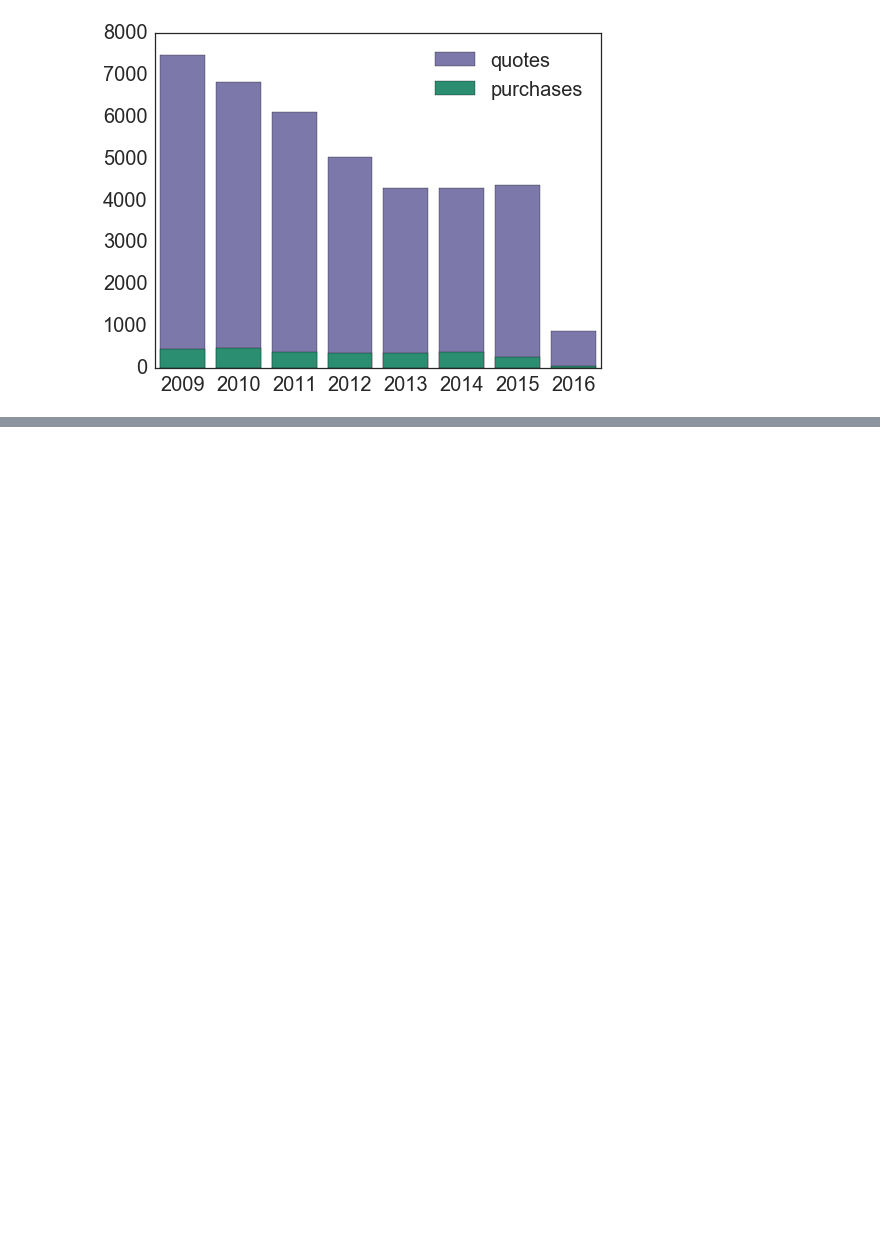
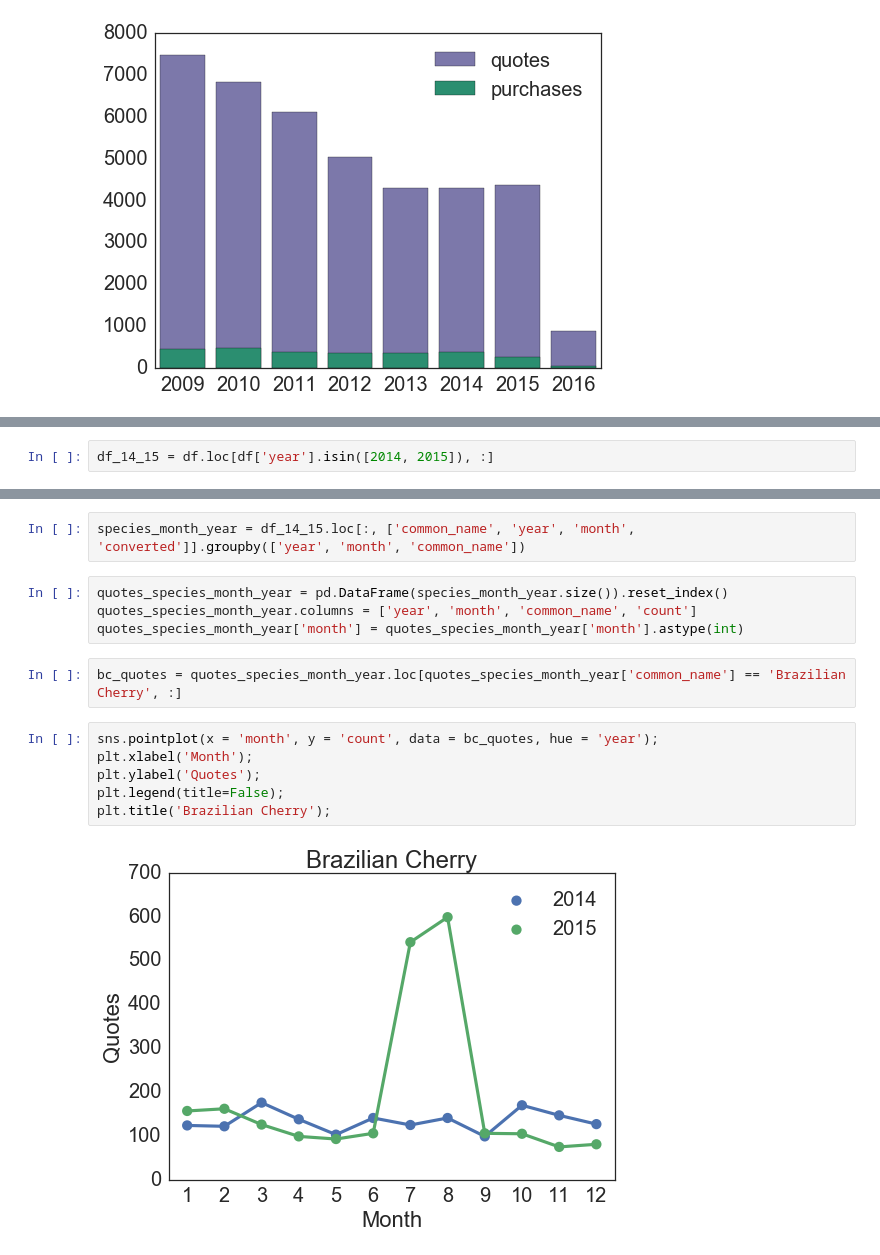
Before and after one commit to LindsayVass/BrazilianDirect, a Jupyter notebook: py/plot_conversion_data.ipynb, the cells around one changed output, grey strips where cells are left out. Drawn from its saved outputs; the diff is of its cells as text; blank space fills up the shorter version.

```diff
--- a/py/plot_conversion_data.ipynb
+++ b/py/plot_conversion_data.ipynb
@@ -91,0 +88,2 @@ fig.set_size_inches(12, 9)
+# %%
+df_14_15 = df.loc[df['year'].isin([2014, 2015]), :]
@@ -91,0 +185,16 @@ fig.set_size_inches(12, 9)
+# %%
+species_month_year = df_14_15.loc[:, ['common_name', 'year', 'month', 'converted']].groupby(['year', 'month', 'common_name'])
+# %%
+quotes_species_month_year = pd.DataFrame(species_month_year.size()).reset_index()
+quotes_species_month_year.columns = ['year', 'month', 'common_name', 'count']
+quotes_species_month_year['month'] = quotes_species_month_year['month'].astype(int)
+# %%
+bc_quotes = quotes_species_month_year.loc[quotes_species_month_year['common_name'] == 'Brazilian Cherry', :]
+# %%
+sns.pointplot(x = 'month', y = 'count', data = bc_quotes, hue = 'year');
+plt.xlabel('Month');
+plt.ylabel('Quotes');
+plt.legend(title=False);
+plt.title('Brazilian Cherry');
+# %% [output]
+[figure, added]
```
Also changed, not shown: parts of 82 cells of this notebook, 1 other file.
